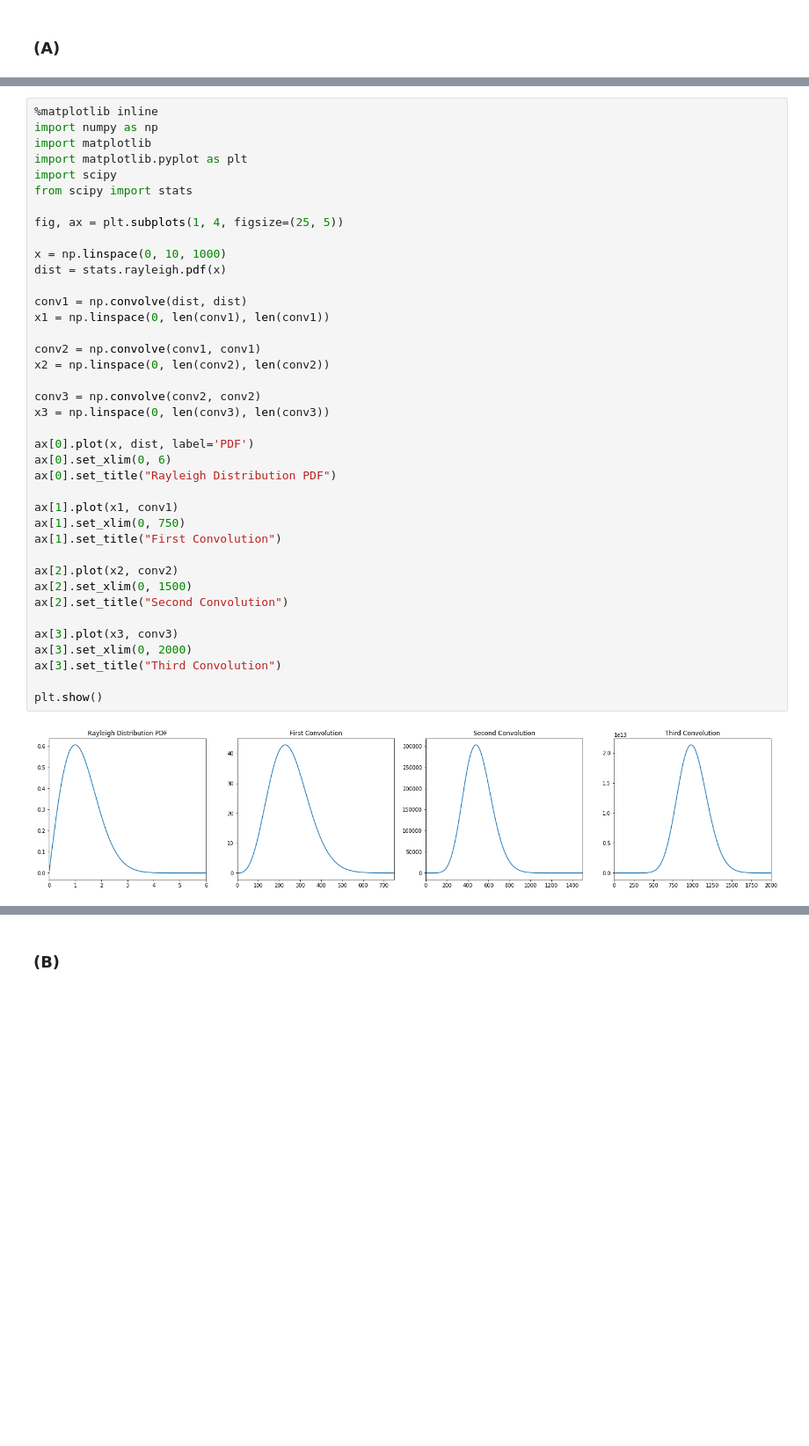
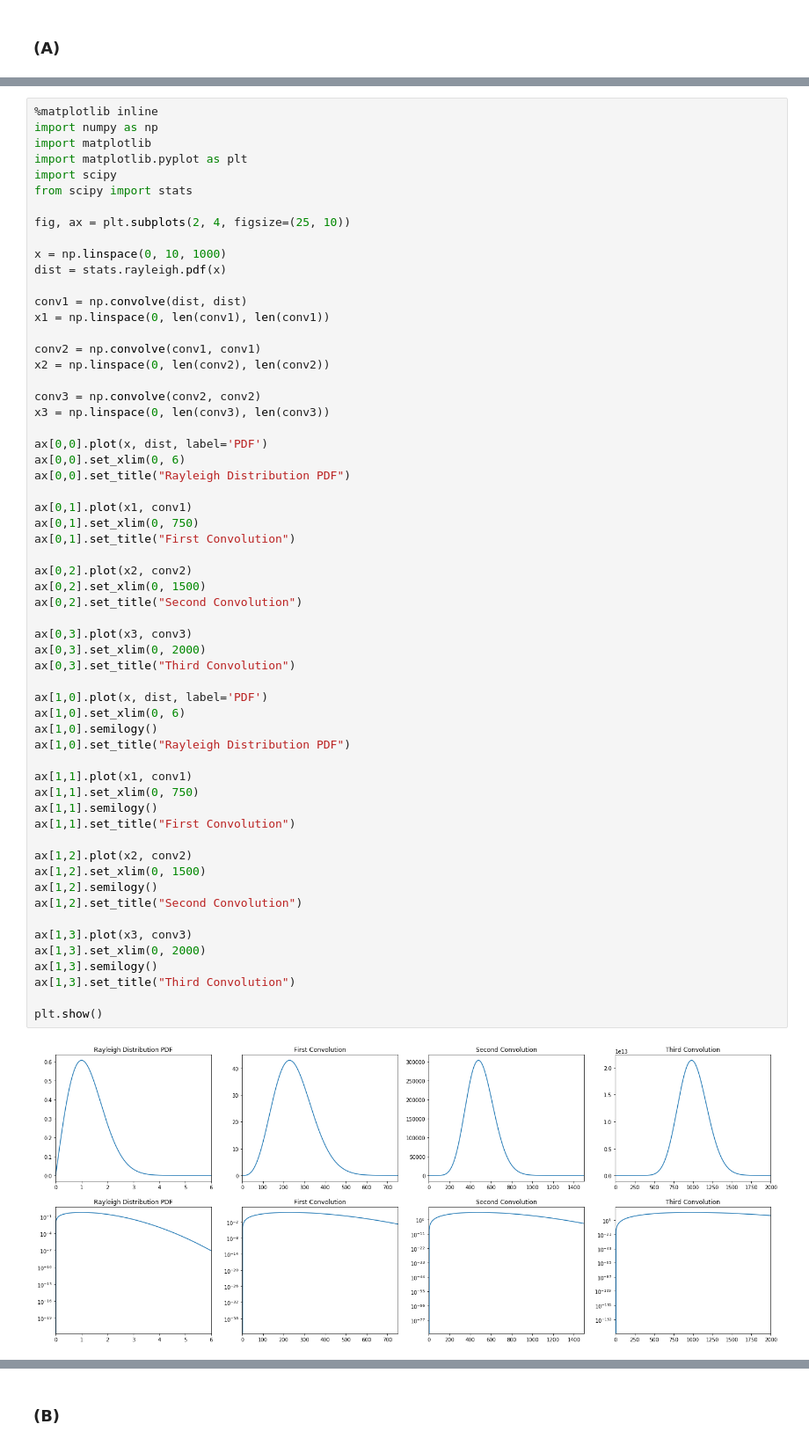
Before and after one commit to keirashea/phys-measurement, a Jupyter notebook: Lab2.ipynb, the cells around one changed output, grey strips where cells are left out. Shown at 88% size. Cells and saved outputs as stored; diff of their text form; blank space fills up the shorter version.

```diff
--- a/Lab2.ipynb
+++ b/Lab2.ipynb
@@ -127,41 +154,61 @@ Show how the distribution changes as you average over more observing intervals.
 # %%
 %matplotlib inline
 import numpy as np
 import matplotlib
 import matplotlib.pyplot as plt
 import scipy
 from scipy import stats
 
-fig, ax = plt.subplots(1, 4, figsize=(25, 5))
+fig, ax = plt.subplots(2, 4, figsize=(25, 10))
 
 x = np.linspace(0, 10, 1000)
 dist = stats.rayleigh.pdf(x)
 
 conv1 = np.convolve(dist, dist)
 x1 = np.linspace(0, len(conv1), len(conv1))
 
 conv2 = np.convolve(conv1, conv1)
 x2 = np.linspace(0, len(conv2), len(conv2))
 
 conv3 = np.convolve(conv2, conv2)
 x3 = np.linspace(0, len(conv3), len(conv3))
 
-ax[0].plot(x, dist, label='PDF')
-ax[0].set_xlim(0, 6)
-ax[0].set_title("Rayleigh Distribution PDF")
+ax[0,0].plot(x, dist, label='PDF')
+ax[0,0].set_xlim(0, 6)
+ax[0,0].set_title("Rayleigh Distribution PDF")
 
-ax[1].plot(x1, conv1)
-ax[1].set_xlim(0, 750)
-ax[1].set_title("First Convolution")
+ax[0,1].plot(x1, conv1)
+ax[0,1].set_xlim(0, 750)
+ax[0,1].set_title("First Convolution")
 
-ax[2].plot(x2, conv2)
-ax[2].set_xlim(0, 1500)
-ax[2].set_title("Second Convolution")
+ax[0,2].plot(x2, conv2)
+ax[0,2].set_xlim(0, 1500)
+ax[0,2].set_title("Second Convolution")
 
-ax[3].plot(x3, conv3)
-ax[3].set_xlim(0, 2000)
-ax[3].set_title("Third Convolution")
+ax[0,3].plot(x3, conv3)
+ax[0,3].set_xlim(0, 2000)
+ax[0,3].set_title("Third Convolution")
+
+ax[1,0].plot(x, dist, label='PDF')
+ax[1,0].set_xlim(0, 6)
+ax[1,0].semilogy()
+ax[1,0].set_title("Rayleigh Distribution PDF")
+
+ax[1,1].plot(x1, conv1)
+ax[1,1].set_xlim(0, 750)
+ax[1,1].semilogy()
+ax[1,1].set_title("First Convolution")
+
+ax[1,2].plot(x2, conv2)
+ax[1,2].set_xlim(0, 1500)
+ax[1,2].semilogy()
+ax[1,2].set_title("Second Convolution")
+
+ax[1,3].plot(x3, conv3)
+ax[1,3].set_xlim(0, 2000)
+ax[1,3].semilogy()
+ax[1,3].set_title("Third Convolution")
 
 plt.show()
 # %% [output]
-[figure, old version]
+[figure, new version]
```
Also changed, not shown: parts of 36 cells of this notebook, 1 other file.
